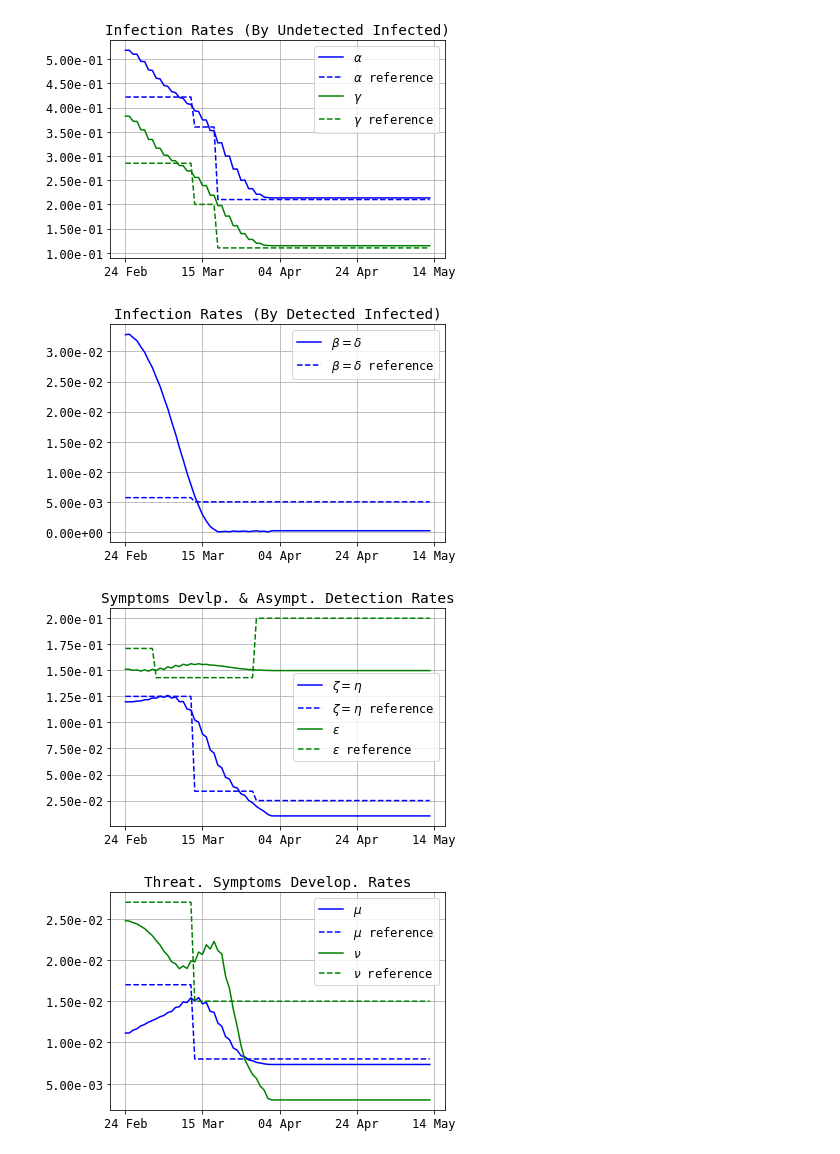
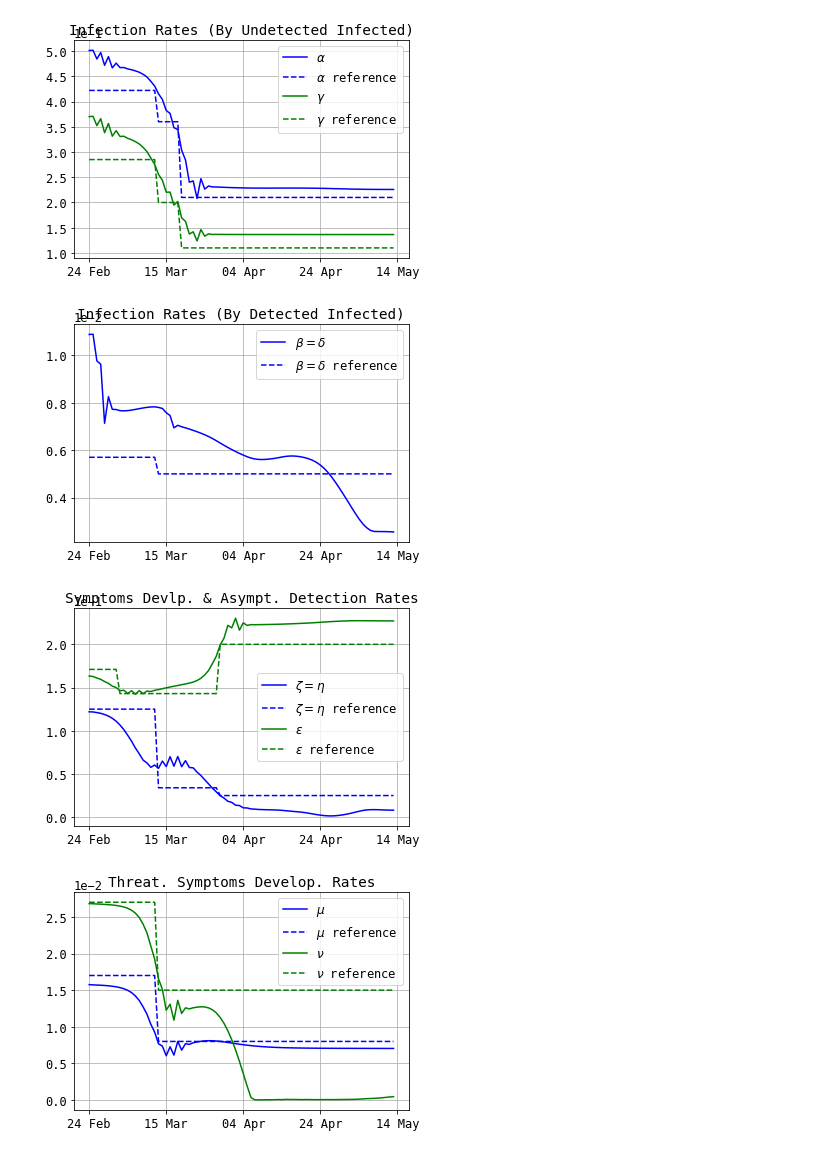
Before and after one commit to sailab-code/learning-sidarthe, a Jupyter notebook: get_sidarthe_graphs.ipynb, the cells around one changed output. Drawn from its saved outputs; the diff is of its cells as text; code cells hidden in the pictures.

```diff
--- a/get_sidarthe_graphs.ipynb
+++ b/get_sidarthe_graphs.ipynb
@@ -25,12 +25,12 @@ t_col_name = "terapia_intensiva"
 h_detected_col_name = "dimessi_guariti"
 e_col_name = "deceduti"  # "Fatalities"
 
-x_target, d_target = select_data(df_file, area, area_col_name, d_col_name, groupby_cols, file_sep=",")
-_, y_target = select_data(df_file, area, area_col_name, "totale_positivi", groupby_cols, file_sep=",")
-_, r_target = select_data(df_file, area, area_col_name, r_col_name, groupby_cols, file_sep=",")
-_, t_target = select_data(df_file, area, area_col_name, t_col_name, groupby_cols, file_sep=",")
-_, h_detected_target = select_data(df_file, area, area_col_name, h_detected_col_name, groupby_cols, file_sep=",")
-_, e_target = select_data(df_file, area, area_col_name, e_col_name, groupby_cols, file_sep=",")
+x_target, d_target, dates = select_data(df_file, area, area_col_name, d_col_name, groupby_cols, file_sep=",")
+_, y_target, _ = select_data(df_file, area, area_col_name, "totale_positivi", groupby_cols, file_sep=",")
+_, r_target, _ = select_data(df_file, area, area_col_name, r_col_name, groupby_cols, file_sep=",")
+_, t_target, _ = select_data(df_file, area, area_col_name, t_col_name, groupby_cols, file_sep=",")
+_, h_detected_target, _ = select_data(df_file, area, area_col_name, h_detected_col_name, groupby_cols, file_sep=",")
+_, e_target, _ = select_data(df_file, area, area_col_name, e_col_name, groupby_cols, file_sep=",")
 
 initial_len = len(y_target)
 tmp_d, tmp_r, tmp_t, tmp_h, tmp_e = [], [], [], [], []
@@ -75,8 +75,8 @@ for key in param_keys:
     references[key] = ref_df[key][4:].tolist()
 # %%
 # load experiment values
-exp_paths = os.path.join(os.getcwd(), "regioni_sidarthe")
-exp_id = "52260e50-c7e4-45cb-b3b6-e11b1b51335a"
+exp_paths = os.path.join(os.getcwd(), "regioni", "sidarthe", "runs_84", "Italy")
+exp_id = "05f48624-a181-4753-b736-cd8622d0995d"
 exp_path = os.path.join(exp_paths, exp_id)
 exp_settings_path = os.path.join(exp_path, "settings.json")
 exp_report_path = os.path.join(exp_path, "final.json")
@@ -132,7 +116,8 @@ model_params = {
     "references": references,
     "targets": targets,
     "train_size": train_size,
-    "val_size": val_size
+    "val_size": val_size,
+    "first_date": dates[0]
 }
 init_conditions_params = { "population": population }
 initial_conditions = Sidarthe.compute_initial_conditions_from_targets(targets, init_conditions_params)
@@ -305,7 +292,13 @@ width=1.83
 height=1.375
 plt.rcParams.update({'font.size': 12})
 plt.rcParams.update({'font.family': 'monospace'})
-base_figures_path = os.path.join(exp_paths, "best")
+base_figures_path = os.path.join(exp_path, "figures")
+
+format_xtick = generate_format_xtick(dates[0])
+
+if not os.path.exists(base_figures_path):
+        os.mkdir(base_figures_path)
+
 
 
 def filename_from_title(title):
@@ -334,34 +327,34 @@ plot_groups = [
 
 for plot_group in plot_groups:
     title, group_keys = plot_group
     #print(group_keys)
     pl_x = list(range(max_len))
 
     curves = []
     for param_keys, color in zip(group_keys, colors):
         if isinstance(param_keys, tuple):
             param_key = param_keys[0]
             latex_keys = [f"\\{key}" for key in param_keys]
             param_hat_legend = f"${' = '.join(latex_keys)}$"
         else:
             param_key = param_keys
             param_hat_legend = f"$\\{param_key}$"
 
 
         param = model.extend_param(model.params[param_key], max_len)
         param_hat_curve = Curve(pl_x, param[:max_len].detach().numpy(), '-', param_hat_legend, color)
 
         param_ref_legend = f"{param_hat_legend} reference"
         param_ref_curve = Curve(pl_x, references[param_key][:max_len].numpy(), '--', param_ref_legend, color)
         curves = curves + [param_hat_curve, param_ref_curve]
         #print(len(param_hat_curve.x))
         #print(len(param_ref_curve.x))
 
     filename = filename_from_title(title)
     save_path = os.path.join(base_figures_path, filename)
     plot = generic_plot(curves, title, save_path, formatter=format_xtick, yaxis_sci=True, close=False)
 # %% [output]
-[figure, old version]
+[figure, new version]
-[figure, old version]
+[figure, new version]
-[figure, old version]
+[figure, new version]
-[figure, old version]
+[figure, new version]
```
Also changed, not shown: parts of 9 cells of this notebook, 7 other files.
